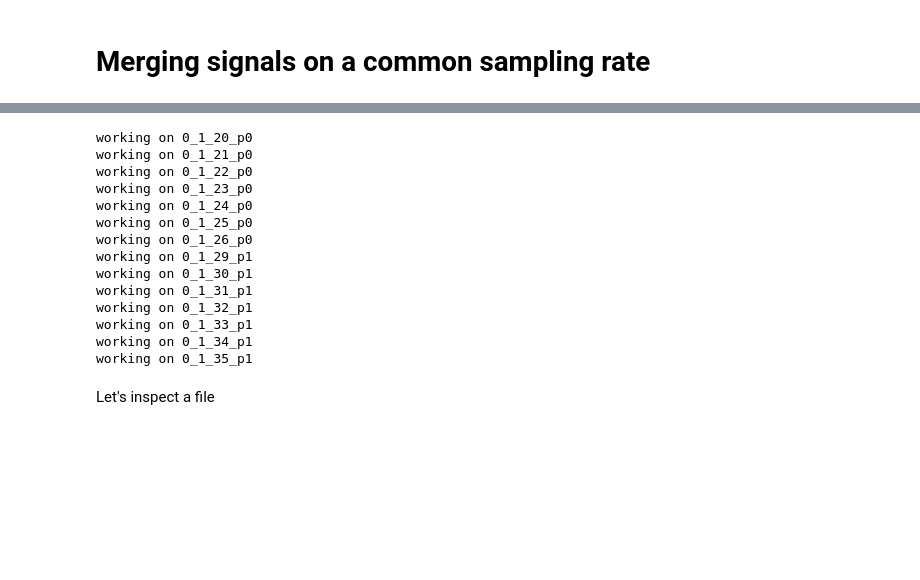
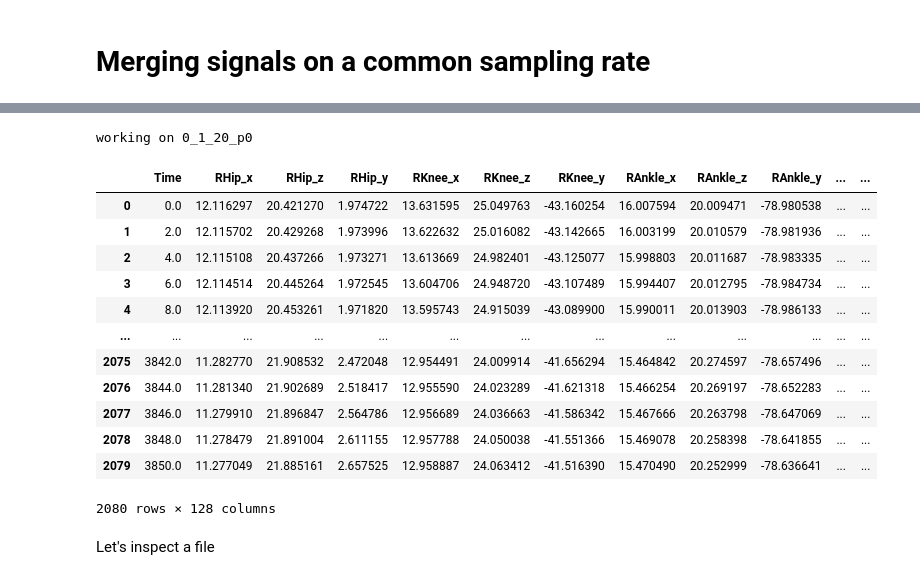
Before and after one commit to sarkadava/MotionTrackingPipeline_Workshop_ZAS2025, a Jupyter notebook: 02_DataProcessing/Data_merging.ipynb, the cells around one changed output, grey strips where cells are left out. Cells and saved outputs as stored; diff of their text form; code cells hidden in the pictures; blank space fills up the shorter version.

```diff
--- a/02_DataProcessing/Data_merging.ipynb
+++ b/02_DataProcessing/Data_merging.ipynb
@@ -83,13 +76,18 @@ mt_df
 import warnings
 warnings.filterwarnings("ignore")
 
-desired_sr = 0.06    # this is the sr we are going to merge on (in Hz/sec)
+desired_sr = 0.5    # this is the sr we are going to merge on (in Hz/sec)
 
 error_log = []
 
 for file in mtfiles:
 
     mt_df = pd.read_csv(file)
+
+    # delete first row in mt
+    mt_df = mt_df.drop(mt_df.index[0])
+    # reset index
+    mt_df = mt_df.reset_index(drop=True)
 
     # get trial id
     trialid = mt_df['TrialID'][0]
@@ -100,11 +98,15 @@ for file in mtfiles:
     env_file = [x for x in envfiles if trialid in x]
     try:
         env_df = pd.read_csv(env_file[0])
+
+        # rename time to Time
+        env_df.rename(columns={'time': 'Time'}, inplace=True)
     except IndexError:
         print('IndexError: ' + trialid + ' not found')
         errormessage = 'IndexError: ' + trialid + ' not found for ENV'
         error_log.append(errormessage)
         continue
+
 
     # rename trialID to TrialID
     env_df.rename(columns={'trialID': 'TrialID'}, inplace=True)
@@ -113,30 +115,38 @@ for file in mtfiles:
 
     #### regularize sr in motion tracking
     time_new = np.arange(0, max(mt_df['Time']), 1/desired_sr)
-    mt_interp = pd.DataFrame({'time': time_new})
+    mt_interp = pd.DataFrame({'Time': time_new})
+
+    #########
+    #  NEW merge mt with df with new time
+    merge0 = pd.merge(mt_interp, mt_df, on='Time', how='outer')
+
 
     # interpolate all columns in file
-    colstoint = mt_df.columns
+    colstoint = merge0.columns
     colstoint = [x for x in colstoint if 'Time' not in x]
     colstoint = [x for x in colstoint if 'TrialID' not in x]
     for col in colstoint:
-        mt_interp[col] = mt_df[col].interpolate(method='linear', x = mt_interp['time'])
+        merge0[col] = merge0[col].interpolate(method='linear', x = merge0['Time'])
+    ########################
+    # add trialid and time
+    merge0['TrialID'] = trialid
 
-    # add trialid and time
-    mt_interp['TrialID'] = trialid
+
 
     ########### merge the bb_interp with env
     # merge the two dataframes
-    merge1 = pd.merge(mt_interp, env_df, on=['time', 'TrialID'], how='outer')
+    merge1 = pd.merge(merge0, env_df, on=['Time', 'TrialID'], how='outer')
+
 
     # interpolate missing values of envelope and audio
     colstoint = merge1.columns
     colstoint = [x for x in colstoint if 'audio' in x or 'envelope' in x]
 
     for col in colstoint:
-        merge1[col] = merge1[col].interpolate(method='linear', x = merge1['time'])
+        merge1[col] = merge1[col].interpolate(method='linear', x = merge1['Time'])
 
-    # now we can kick out all values where COPc is NaN
+    # now we can kick out all values where kinematics is NaN
     merge1 = merge1[~np.isnan(merge1['RHip_x'])]
 
     ######### HERE WOULD COME OUR OTHER SIGNALS, IF WE HAVE THEM #######
@@ -144,24 +154,26 @@ for file in mtfiles:
     # this is final df
     merge_final = merge1
 
-
     # write to csv
     merge_final.to_csv(TSmerged + '/merged_' + trialid + '.csv', index=False)
 # %% [output]
 working on 0_1_20_p0
-working on 0_1_21_p0
-working on 0_1_22_p0
-working on 0_1_23_p0
-working on 0_1_24_p0
-working on 0_1_25_p0
-working on 0_1_26_p0
-working on 0_1_29_p1
-working on 0_1_30_p1
-working on 0_1_31_p1
-working on 0_1_32_p1
-working on 0_1_33_p1
-working on 0_1_34_p1
-working on 0_1_35_p1
+# %%
+merge0
+# %% [output]
+|  | Time | RHip_x | RHip_z | RHip_y | RKnee_x | RKnee_z | RKnee_y | RAnkle_x | RAnkle_z | RAnkle_y | ... | ... |
+| 0 | 0.0 | 12.116297 | 20.421270 | 1.974722 | 13.631595 | 25.049763 | -43.160254 | 16.007594 | 20.009471 | -78.980538 | ... | ... |
+| 1 | 2.0 | 12.115702 | 20.429268 | 1.973996 | 13.622632 | 25.016082 | -43.142665 | 16.003199 | 20.010579 | -78.981936 | ... | ... |
+| 2 | 4.0 | 12.115108 | 20.437266 | 1.973271 | 13.613669 | 24.982401 | -43.125077 | 15.998803 | 20.011687 | -78.983335 | ... | ... |
+| 3 | 6.0 | 12.114514 | 20.445264 | 1.972545 | 13.604706 | 24.948720 | -43.107489 | 15.994407 | 20.012795 | -78.984734 | ... | ... |
+| 4 | 8.0 | 12.113920 | 20.453261 | 1.971820 | 13.595743 | 24.915039 | -43.089900 | 15.990011 | 20.013903 | -78.986133 | ... | ... |
+| ... | ... | ... | ... | ... | ... | ... | ... | ... | ... | ... | ... | ... |
+| 2075 | 3842.0 | 11.282770 | 21.908532 | 2.472048 | 12.954491 | 24.009914 | -41.656294 | 15.464842 | 20.274597 | -78.657496 | ... | ... |
+| 2076 | 3844.0 | 11.281340 | 21.902689 | 2.518417 | 12.955590 | 24.023289 | -41.621318 | 15.466254 | 20.269197 | -78.652283 | ... | ... |
+| 2077 | 3846.0 | 11.279910 | 21.896847 | 2.564786 | 12.956689 | 24.036663 | -41.586342 | 15.467666 | 20.263798 | -78.647069 | ... | ... |
+| 2078 | 3848.0 | 11.278479 | 21.891004 | 2.611155 | 12.957788 | 24.050038 | -41.551366 | 15.469078 | 20.258398 | -78.641855 | ... | ... |
+| 2079 | 3850.0 | 11.277049 | 21.885161 | 2.657525 | 12.958887 | 24.063412 | -41.516390 | 15.470490 | 20.252999 | -78.636641 | ... | ... |
+2080 rows × 128 columns
 # %% [markdown]
 Let's inspect a file
 # %%
```
Also changed, not shown: parts of 8 cells of this notebook, 3 other files.
